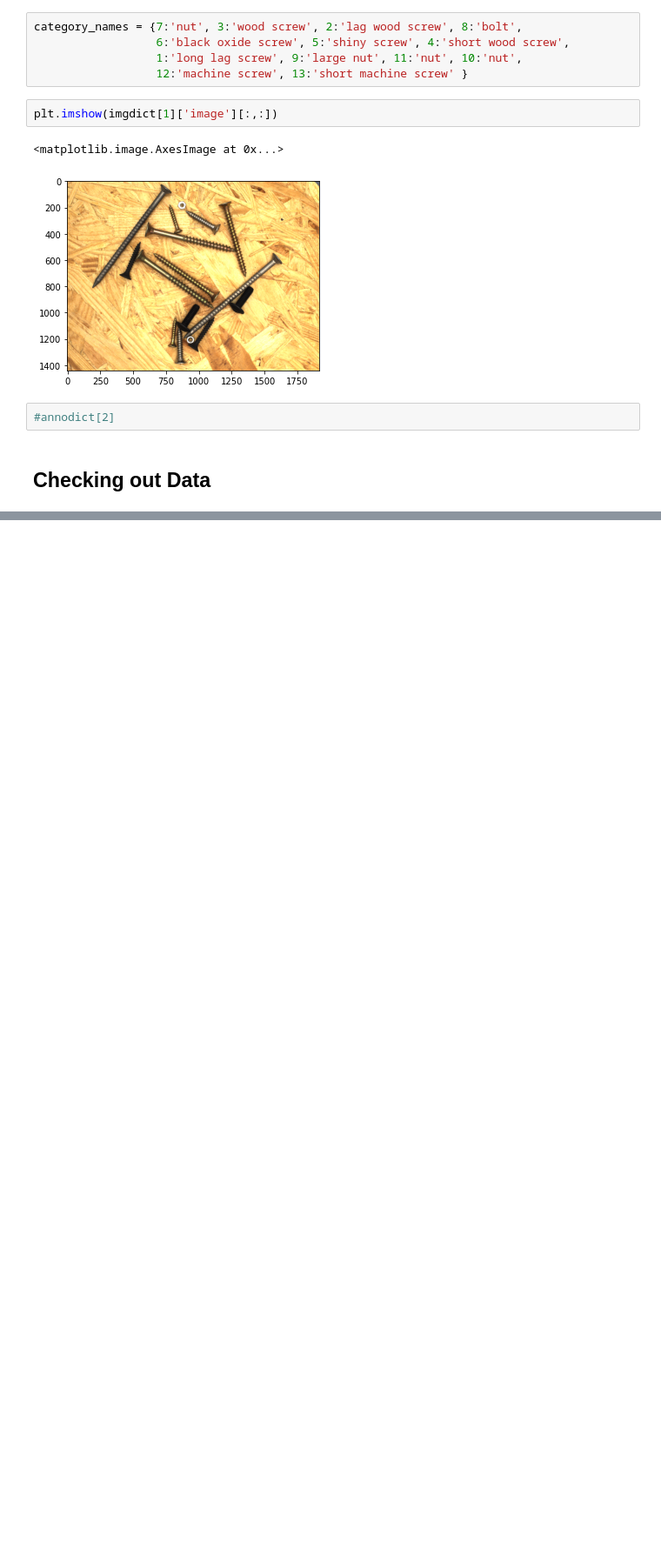
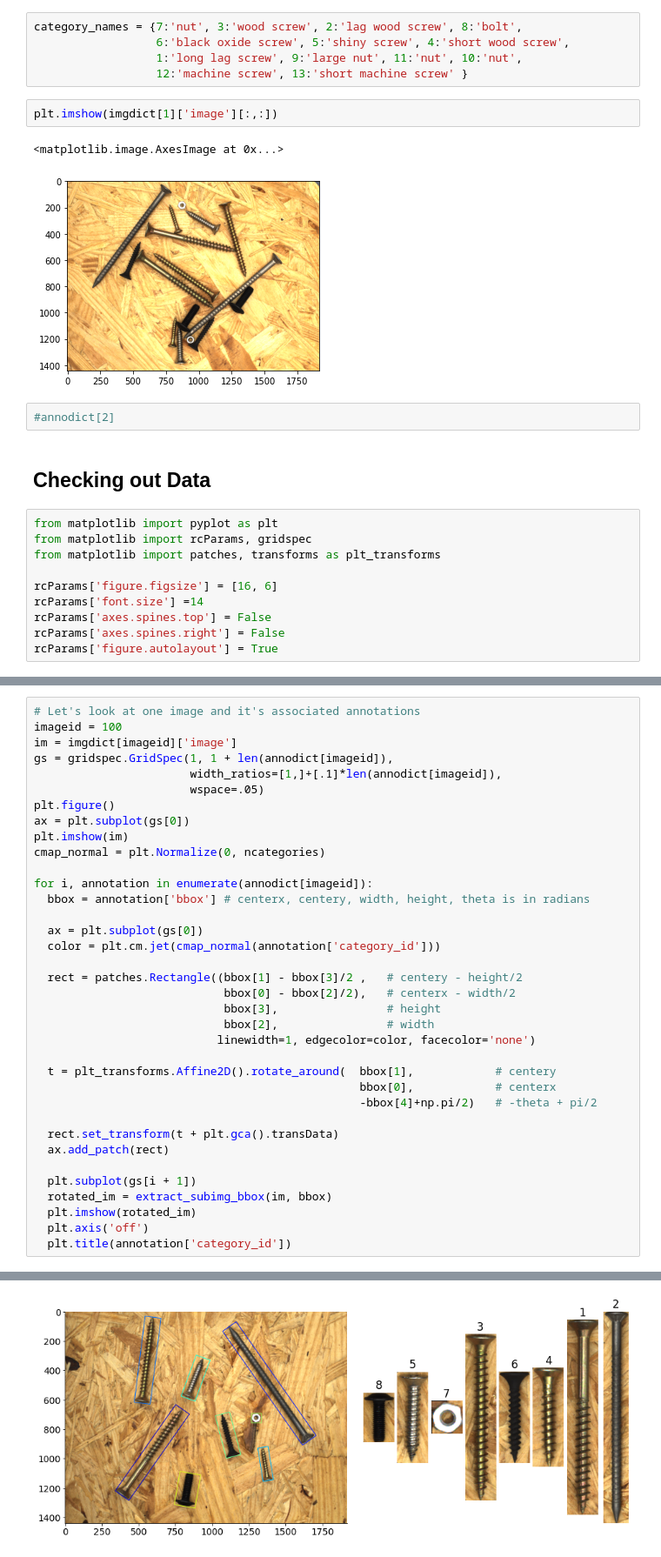
Before and after one commit to tanmayyb/ml-custom-object-detection, a Jupyter notebook: dataset_eda1.ipynb, the cells around one changed output, grey strips where cells are left out. Shown at 87% size. Drawn from its saved outputs; the diff is of its cells as text; blank space fills up the shorter version.

```diff
--- a/dataset_eda1.ipynb
+++ b/dataset_eda1.ipynb
@@ -87,3 +93,13 @@ plt.imshow(imgdict[1]['image'][:,:])
 #annodict[2]
 # %% [markdown]
 ## Checking out Data
+# %%
+from matplotlib import pyplot as plt
+from matplotlib import rcParams, gridspec
+from matplotlib import patches, transforms as plt_transforms
+
+rcParams['figure.figsize'] = [16, 6]
+rcParams['font.size'] =14
+rcParams['axes.spines.top'] = False
+rcParams['axes.spines.right'] = False
+rcParams['figure.autolayout'] = True
@@ -89,0 +155,37 @@ plt.imshow(imgdict[1]['image'][:,:])
+# %%
+# Let's look at one image and it's associated annotations
+imageid = 100
+im = imgdict[imageid]['image']
+gs = gridspec.GridSpec(1, 1 + len(annodict[imageid]),
+                       width_ratios=[1,]+[.1]*len(annodict[imageid]),
+                       wspace=.05)
+plt.figure()
+ax = plt.subplot(gs[0])
+plt.imshow(im)
+cmap_normal = plt.Normalize(0, ncategories)
+
+for i, annotation in enumerate(annodict[imageid]):
+  bbox = annotation['bbox'] # centerx, centery, width, height, theta is in radians
+
+  ax = plt.subplot(gs[0])
+  color = plt.cm.jet(cmap_normal(annotation['category_id']))
+
+  rect = patches.Rectangle((bbox[1] - bbox[3]/2 ,   # centery - height/2
+                            bbox[0] - bbox[2]/2),   # centerx - width/2
+                            bbox[3],                # height
+                            bbox[2],                # width
+                           linewidth=1, edgecolor=color, facecolor='none')
+
+  t = plt_transforms.Affine2D().rotate_around(  bbox[1],            # centery
+                                                bbox[0],            # centerx
+                                                -bbox[4]+np.pi/2)   # -theta + pi/2
+
+  rect.set_transform(t + plt.gca().transData)
+  ax.add_patch(rect)
+
+  plt.subplot(gs[i + 1])
+  rotated_im = extract_subimg_bbox(im, bbox)
+  plt.imshow(rotated_im)
+  plt.axis('off')
+  plt.title(annotation['category_id'])
+# %% [output]
@@ -89,0 +196 @@ plt.imshow(imgdict[1]['image'][:,:])
+[figure, added]
```
Also changed, not shown: parts of 6 cells of this notebook.
